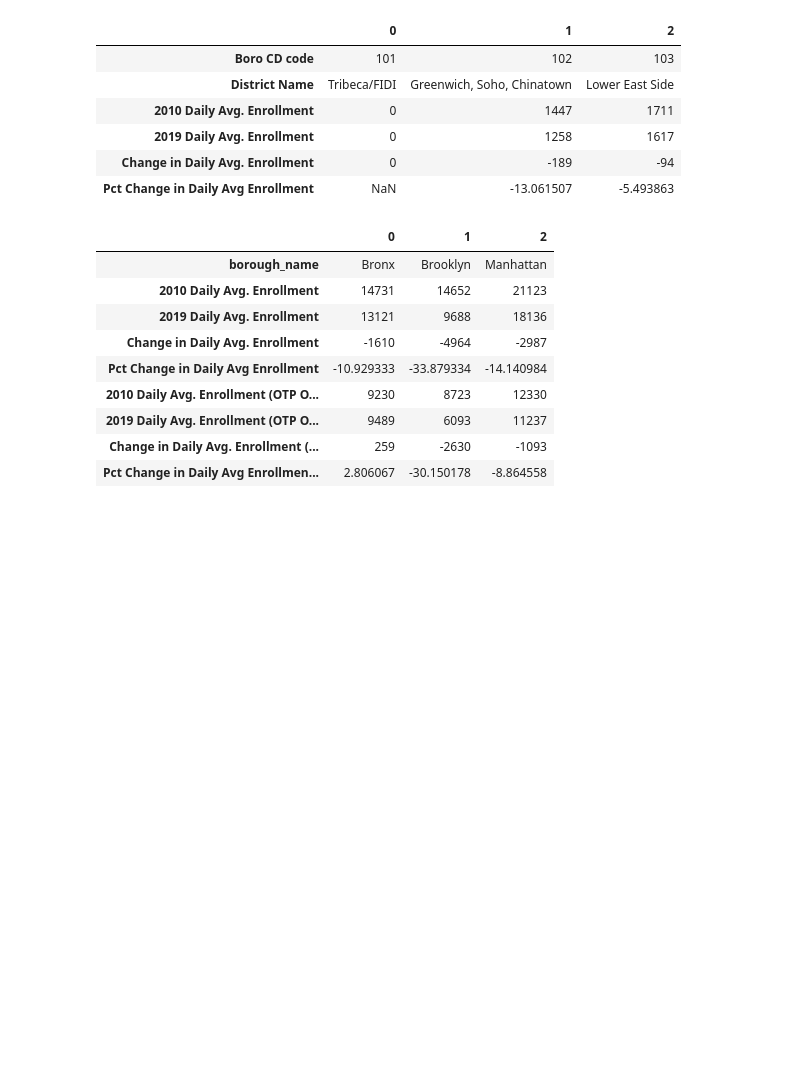
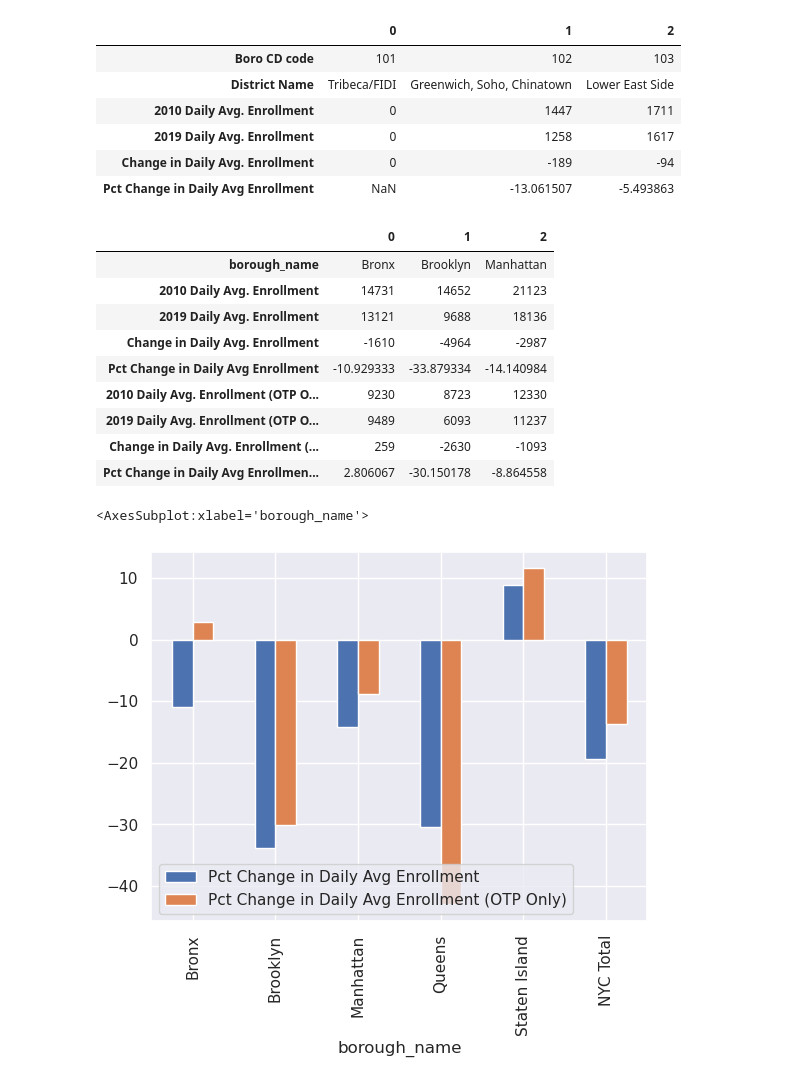
Before and after one commit to skritch/ghc-analysis, a Jupyter notebook: analysis/website_viz.ipynb, the cells around one changed output. Saved outputs shown, nothing was run; the diff lists cells and outputs as text; code cells hidden in the pictures; blank space fills up the shorter version.

```diff
--- a/analysis/website_viz.ipynb
+++ b/analysis/website_viz.ipynb
@@ -340,3 +340,11 @@ category_changes_df.head(3).T
 | 2019 Daily Avg. Enrollment (OTP O... | 9489 | 6093 | 11237 |
 | Change in Daily Avg. Enrollment (... | 259 | -2630 | -1093 |
 | Pct Change in Daily Avg Enrollmen... | 2.806067 | -30.150178 | -8.864558 |
+# %%
+category_changes_df[['borough_name', 'Pct Change in Daily Avg Enrollment', 'Pct Change in Daily Avg Enrollment (OTP Only)']].plot(
+    kind='bar',
+    x='borough_name'
+)
+# %% [output]
+<AxesSubplot:xlabel='borough_name'>
+[figure, added]
```
Also changed, not shown: parts of 9 cells of this notebook, 33 other files.
